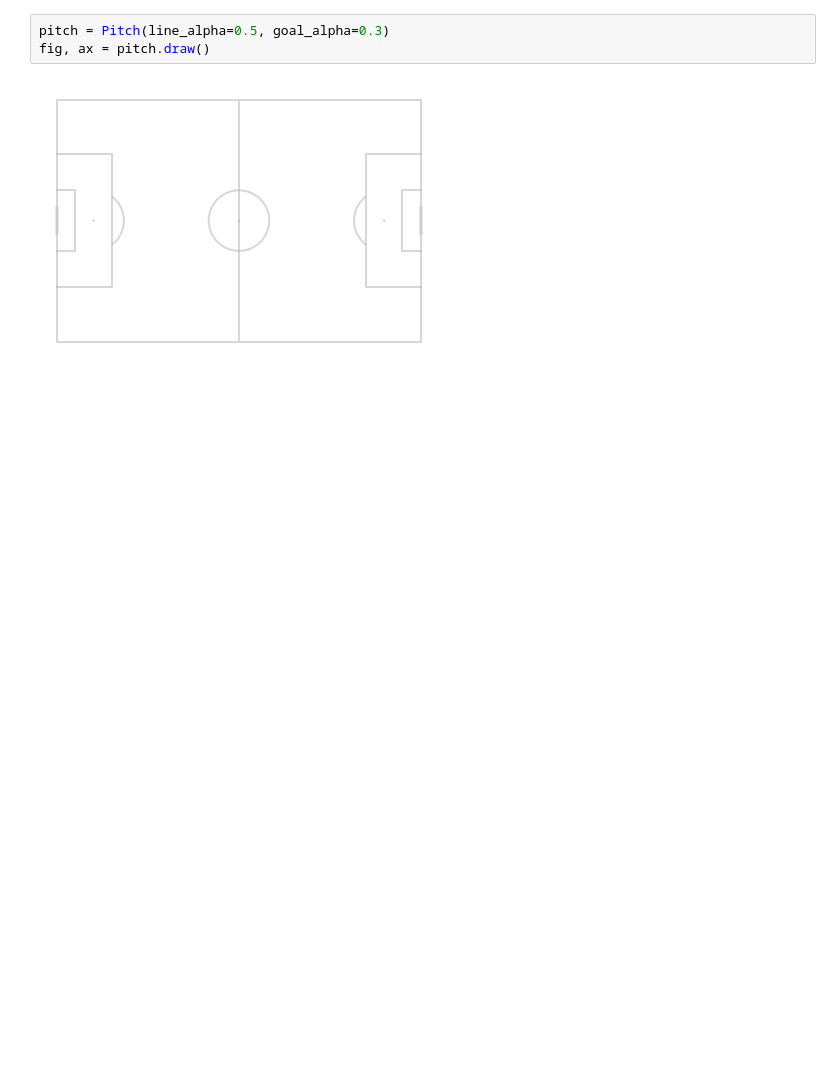
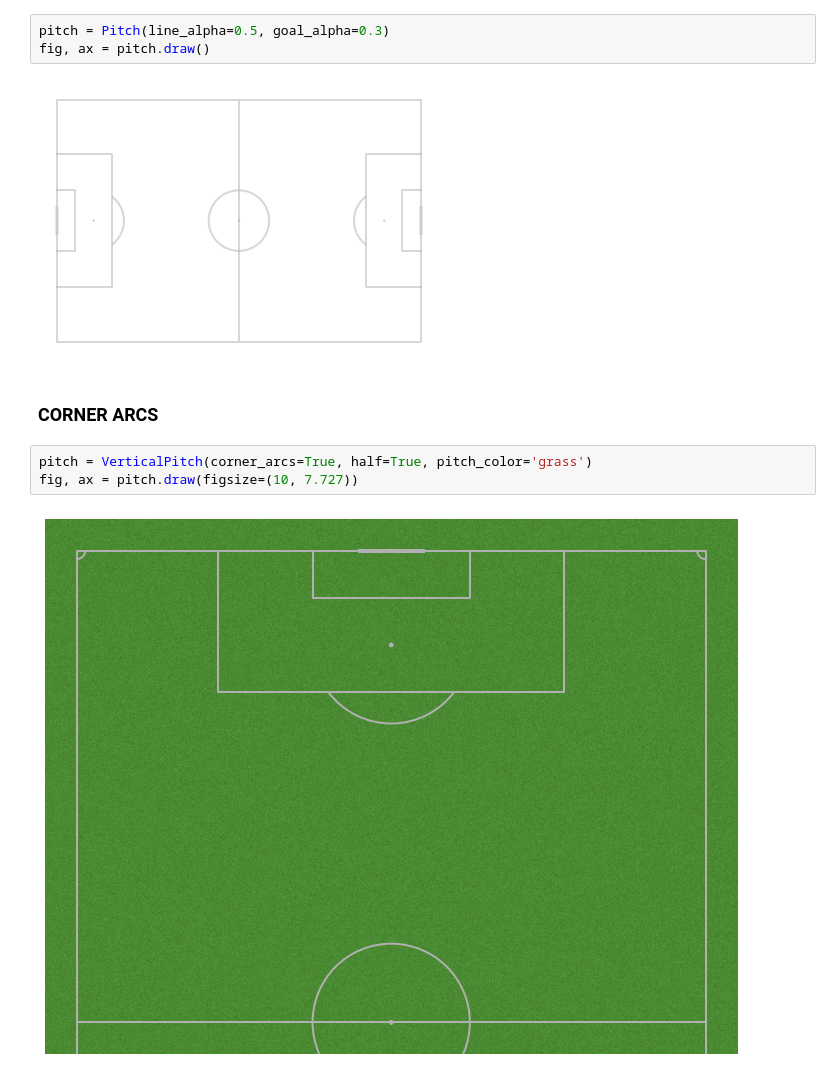
Before and after one commit to eugene-maina72/Football_Analytics, a Jupyter notebook: Football_Pitch.ipynb, the cells around one changed output. Cells and saved outputs as stored; diff of their text form; blank space fills up the shorter version.

Commit message:
Added pitch line and pitch variations

```diff
--- a/Football_Pitch.ipynb
+++ b/Football_Pitch.ipynb
@@ -82,3 +82,10 @@ pitch = Pitch(line_alpha=0.5, goal_alpha=0.3)
 fig, ax = pitch.draw()
 # %% [output]
 [figure]
+# %% [markdown]
+### CORNER ARCS
+# %%
+pitch = VerticalPitch(corner_arcs=True, half=True, pitch_color='grass')
+fig, ax = pitch.draw(figsize=(10, 7.727))
+# %% [output]
+[figure, added]
```
Also changed, not shown: parts of 11 cells of this notebook.
